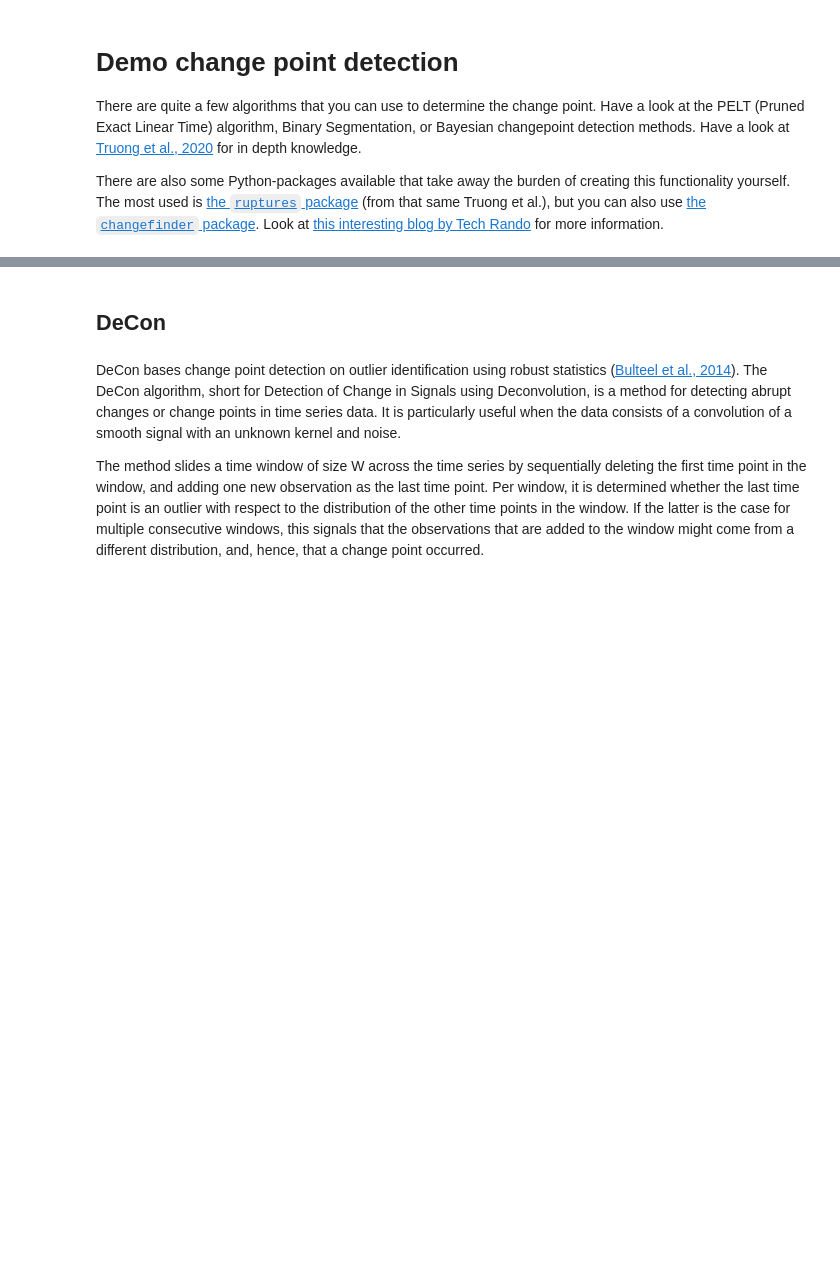
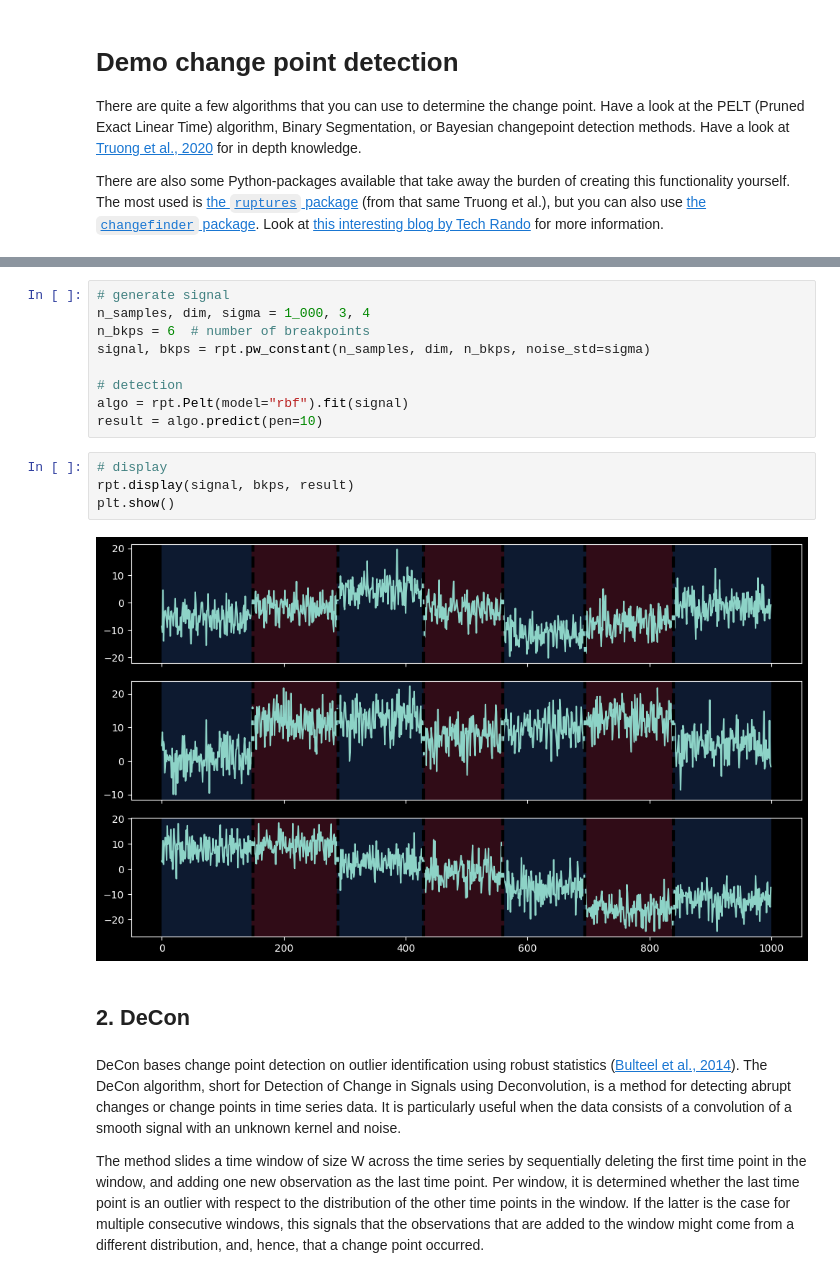
Before and after one commit to fenna/BFVM23PROGRAM3, a Jupyter notebook: demos/demo_changepoint_detection.ipynb, the cells around one changed output, grey strips where cells are left out. Drawn from its saved outputs; the diff is of its cells as text; blank space fills up the shorter version.

```diff
--- a/demos/demo_changepoint_detection.ipynb
+++ b/demos/demo_changepoint_detection.ipynb
@@ -36,5 +152,20 @@ plt.savefig('multivariate.png')
+# %%
+# generate signal
+n_samples, dim, sigma = 1_000, 3, 4
+n_bkps = 6  # number of breakpoints
+signal, bkps = rpt.pw_constant(n_samples, dim, n_bkps, noise_std=sigma)
+
+# detection
+algo = rpt.Pelt(model="rbf").fit(signal)
+result = algo.predict(pen=10)
+# %%
+# display
+rpt.display(signal, bkps, result)
+plt.show()
+# %% [output]
+[figure, added]
 # %% [markdown]
-## DeCon
+## 2. DeCon
 # %% [markdown]
 DeCon bases change point detection on outlier identification using robust statistics ([Bulteel et al., 2014](https://link.springer.com/article/10.3758/s13428-016-0754-9#ref-CR9)). The DeCon algorithm, short for Detection of Change in Signals using Deconvolution, is a method for detecting abrupt changes or change points in time series data. It is particularly useful when the data consists of a convolution of a smooth signal with an unknown kernel and noise.
 
```
Also changed, not shown: parts of 17 cells of this notebook.
